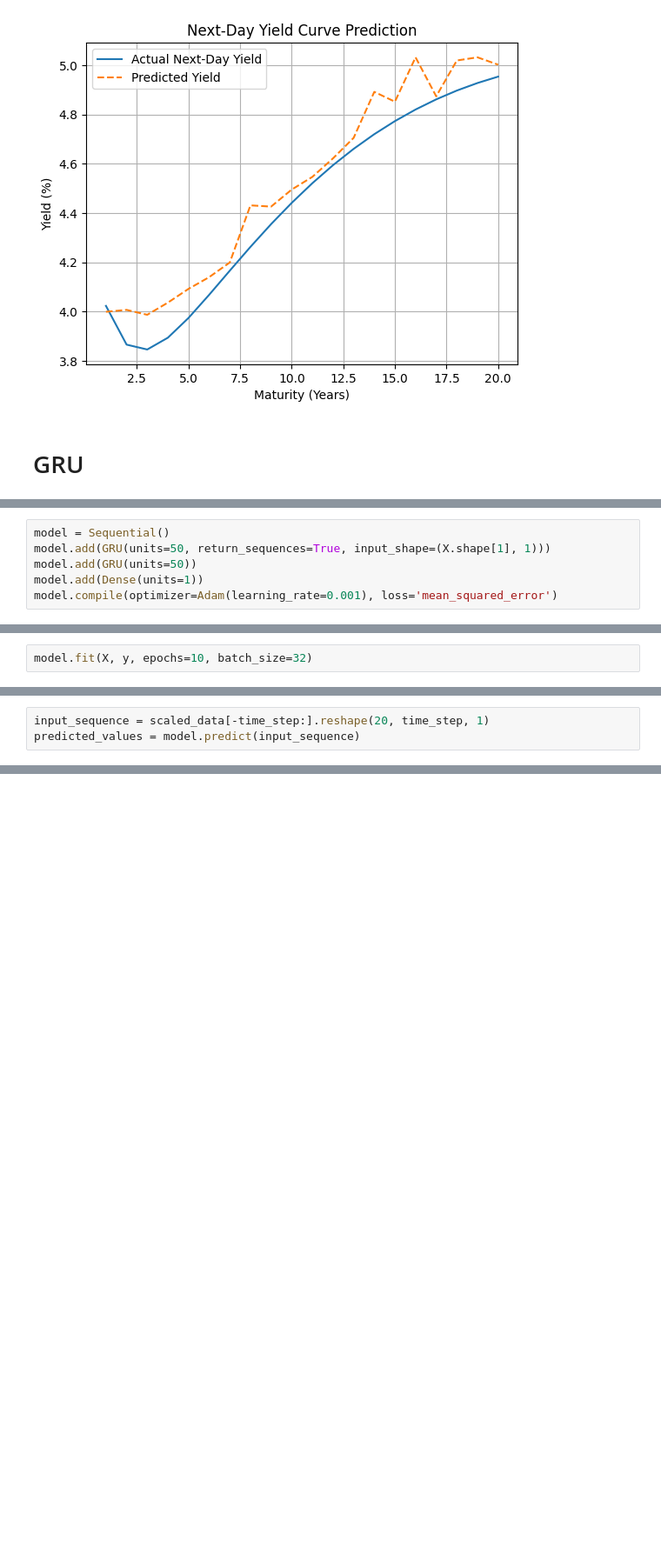
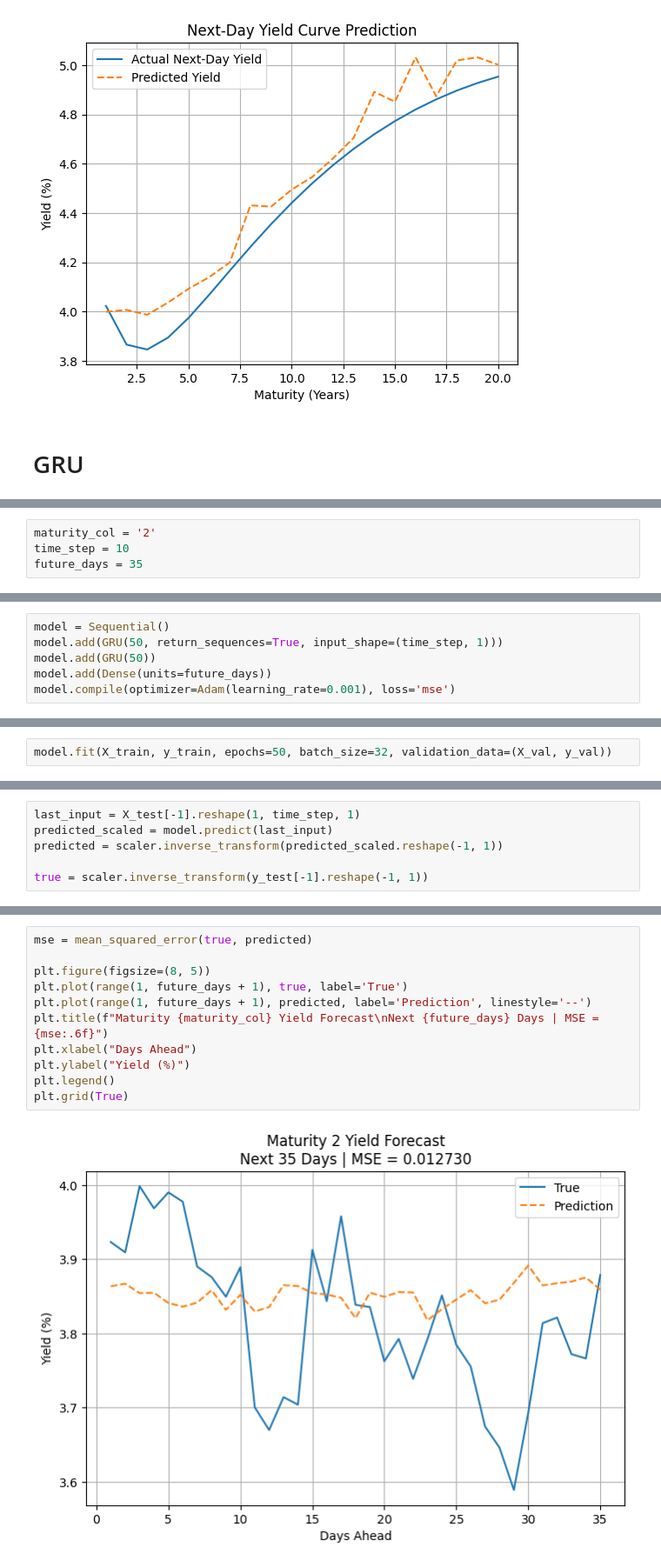
Before and after one commit to carlamcnair/Final-Project-AppML, a Jupyter notebook: notes_alex.ipynb, the cells around one changed output, grey strips where cells are left out. Shown at 87% size. Cells and saved outputs as stored; diff of their text form; blank space fills up the shorter version.

```diff
--- a/notes_alex.ipynb
+++ b/notes_alex.ipynb
@@ -518 +707,5 @@ from tensorflow.keras.optimizers import Adam
+# %%
+maturity_col = '2'
+time_step = 10
+future_days = 35
 # %% [markdown]
@@ -544,7 +759,7 @@ Building GRU model
 # %%
 model = Sequential()
-model.add(GRU(units=50, return_sequences=True, input_shape=(X.shape[1], 1)))
-model.add(GRU(units=50))
-model.add(Dense(units=1))
-model.compile(optimizer=Adam(learning_rate=0.001), loss='mean_squared_error')
+model.add(GRU(50, return_sequences=True, input_shape=(time_step, 1)))
+model.add(GRU(50))
+model.add(Dense(units=future_days))
+model.compile(optimizer=Adam(learning_rate=0.001), loss='mse')
 # %% [markdown]
@@ -552,3 +767,3 @@ Training GRU model
 # %%
-model.fit(X, y, epochs=10, batch_size=32)
+model.fit(X_train, y_train, epochs=50, batch_size=32, validation_data=(X_val, y_val))
 # %% [output]
@@ -578,4 +790,7 @@ Predicting
 # %%
-input_sequence = scaled_data[-time_step:].reshape(20, time_step, 1)
-predicted_values = model.predict(input_sequence)
+last_input = X_test[-1].reshape(1, time_step, 1)
+predicted_scaled = model.predict(last_input)
+predicted = scaler.inverse_transform(predicted_scaled.reshape(-1, 1))
+
+true = scaler.inverse_transform(y_test[-1].reshape(-1, 1))
 # %% [output]
@@ -680,0 +801,13 @@ latent_space = pd.read_csv('latent_space.csv')
+# %%
+mse = mean_squared_error(true, predicted)
+
+plt.figure(figsize=(8, 5))
+plt.plot(range(1, future_days + 1), true, label='True')
+plt.plot(range(1, future_days + 1), predicted, label='Prediction', linestyle='--')
+plt.title(f"Maturity {maturity_col} Yield Forecast\nNext {future_days} Days | MSE = {mse:.6f}")
+plt.xlabel("Days Ahead")
+plt.ylabel("Yield (%)")
+plt.legend()
+plt.grid(True)
+# %% [output]
+[figure, added]
```
Also changed, not shown: parts of 51 cells of this notebook, 32 other files.
